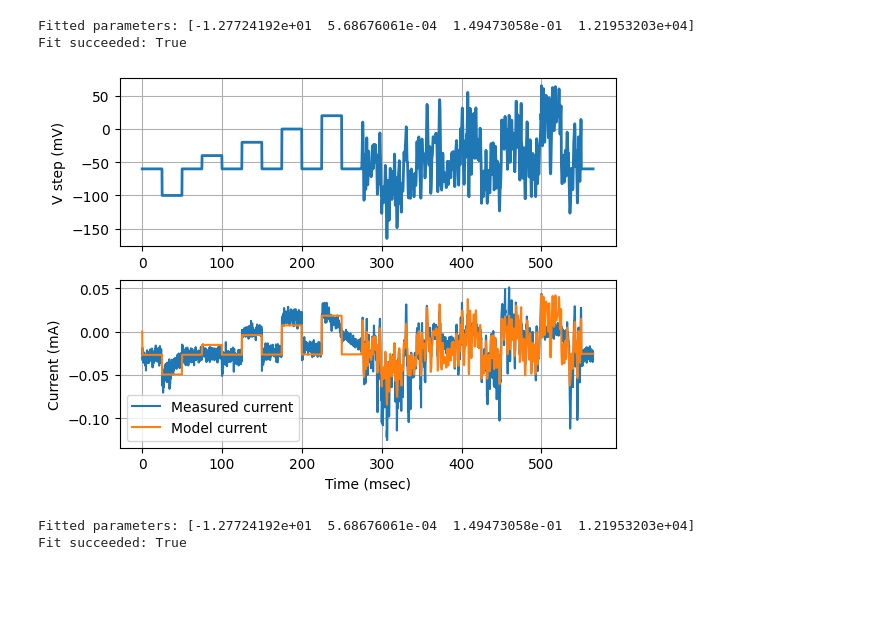
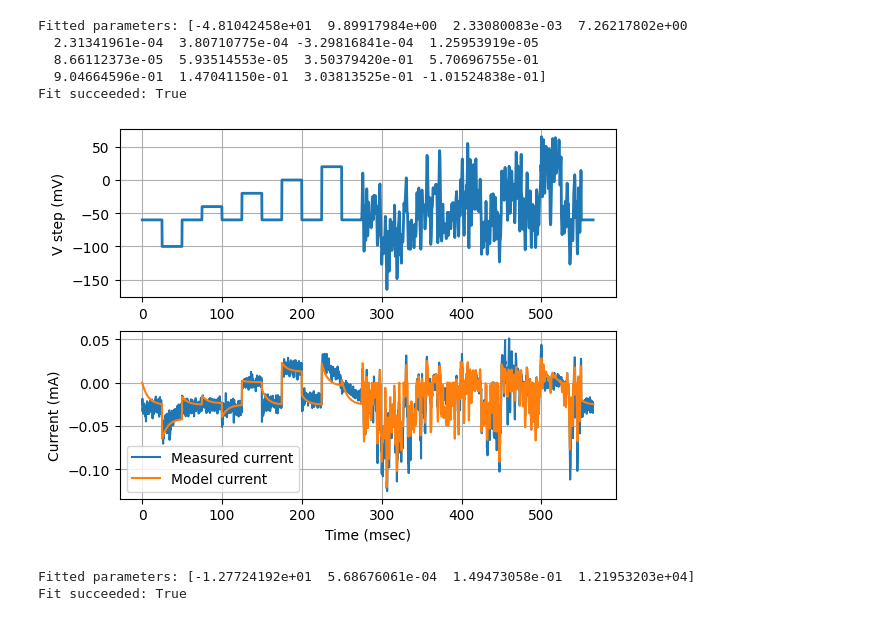
Before and after one commit to Hadrien123/QLS_HodgkinHuxley, a Jupyter notebook: base_code.ipynb, the cells around one changed output. Cells and saved outputs as stored; diff of their text form; code cells hidden in the pictures; blank space fills up the shorter version.

```diff
--- a/base_code.ipynb
+++ b/base_code.ipynb
@@ -15,24 +15,26 @@ def gate_model(tau, x_0,x_inf,dt):
     return y
 
 #probably needs to be fixed, we need to make the gates opening dependent on voltage as well somehow
-def get_current(e_r, g_bar, tau_m, tau_h, v, t):
+def get_current(e_r, g_bar, tau_m, tau_h, m_inf, h_inf, v, t, v_steps):
     m = np.zeros(len(v))
     h = np.zeros(len(v))
 
-    m[0] = 0
-    h[0] = 1
 
     for i in range(1, len(t)):
         dt = t[i] - t[i-1]
+        m_inf_step = np.interp(v[i], v_steps, m_inf)
+        h_inf_step = np.interp(v[i], v_steps, h_inf)
 
-        m[i] = gate_model(tau_m, m[i-1], 1, dt)
-        h[i] = gate_model(tau_h, h[i-1], 0, dt)
+        m[i] = gate_model(tau_m, m[i-1], m_inf_step, dt)
+        h[i] = gate_model(tau_h, h[i-1], h_inf_step, dt)
 
     return g_bar * (v - e_r) * m * h
 
-def compute_error(params, t, v, test_i):
-    e_r, g_bar, tau_m, tau_h = params
-    return get_current(e_r, g_bar, tau_m, tau_h, v, t) - test_i
+def compute_error(params, t, v, test_i, v_steps):
+    e_r, g_bar, tau_m, tau_h = params[:4]
+    m_inf = params[4:4+len(v_steps)]
+    h_inf = params[4+len(v_steps):4+2*len(v_steps)]
+    return get_current(e_r, g_bar, tau_m, tau_h, m_inf, h_inf, v, t, v_steps) - test_i
 # %%
 # %% SECTION 3: Main function
 def run_vclamp_model(folder: str, data: str = "data/CookLab1UnknownChannelExtra.txt"):
@@ -58,46 +60,50 @@ def run_vclamp_model(folder: str, data: str = "data/CookLab1UnknownChannelExtra.
     t = data[:, 0]
     v = data[:, 1]
     test_i = data[:,2]
-
+    v_steps = [-100, -60, -40, -20, 0, 20]
 
     # i has the same shape as array v, add code in the next section to fill it
     i = np.empty_like(v)
 
     # %% SECTION 3-b: Compute i [to be filled by students]
-
-    fit = least_squares(compute_error, args = (t, v, test_i), x0 = [-60, 10, 1, 1])
+    initial_m_inf = [0.01, 0.05, 0.2, 0.5, 0.8, 0.95]
+    initial_h_inf = [0.99, 0.95, 0.8, 0.5, 0.2, 0.05]
+    fit = least_squares(compute_error, args = (t, v, test_i, v_steps), x0 = [-60, 10, 1, 1, *initial_m_inf, *initial_h_inf])
 
     print("Fitted parameters:", fit.x)
     print("Fit succeeded:", fit.success)
 
-    i = get_current(*fit.x, v, t)
+    i = get_current(fit.x[0], fit.x[1],fit.x[2], fit.x[3], fit.x[4:4+len(v_steps)], fit.x[4+len(v_steps):4+2*len(v_steps)], v, t, v_steps)
 
     plt.figure()
 
     plt.subplot(2, 1, 1)
     plt.grid(True)
     plt.plot(t, v, linewidth=2)
     plt.axis("tight")
     plt.ylabel("V step (mV)")
 
     plt.subplot(2, 1, 2)
     plt.grid(True)
     plt.plot(t, test_i, label="Measured current")
     plt.plot(t, i, label="Model current")
     plt.xlabel("Time (msec)")
     plt.ylabel("Current (mA)")
     plt.legend()
 
     # %% SECTION 3-c: Assert validity of output and return it.
     # NO MODIFICATIONS: This section should be kept as is.
     assert len(i.shape) == 1, "Currrent array should be 1-dimensional"
     return i
 
 fitted = run_vclamp_model(os.getcwd())
 # %% [output]
-Fitted parameters: [-1.27724192e+01  5.68676061e-04  1.49473058e-01  1.21953203e+04]
+Fitted parameters: [-4.81042458e+01  9.89917984e+00  2.33080083e-03  7.26217802e+00
+  2.31341961e-04  3.80710775e-04 -3.29816841e-04  1.25953919e-05
+  8.66112373e-05  5.93514553e-05  3.50379420e-01  5.70696755e-01
+  9.04664596e-01  1.47041150e-01  3.03813525e-01 -1.01524838e-01]
 Fit succeeded: True
-[figure, old version]
+[figure, new version]
 # %%
 # %% SECTION 4: Function calls
 if __name__ == "__main__":
```
